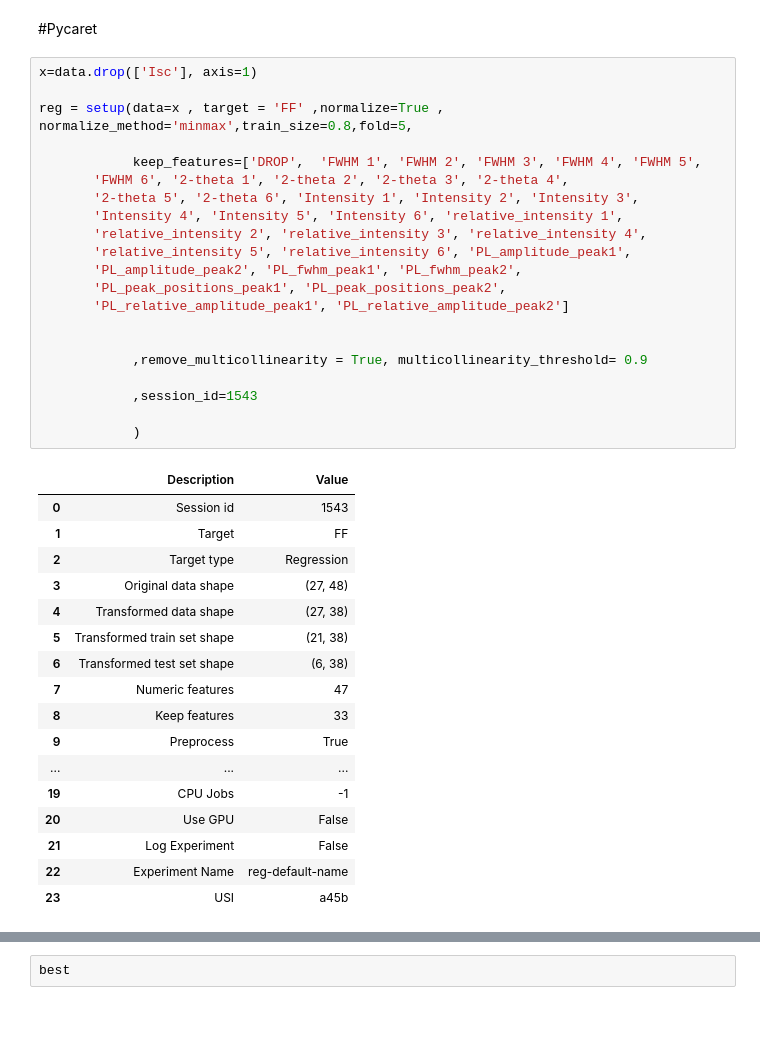
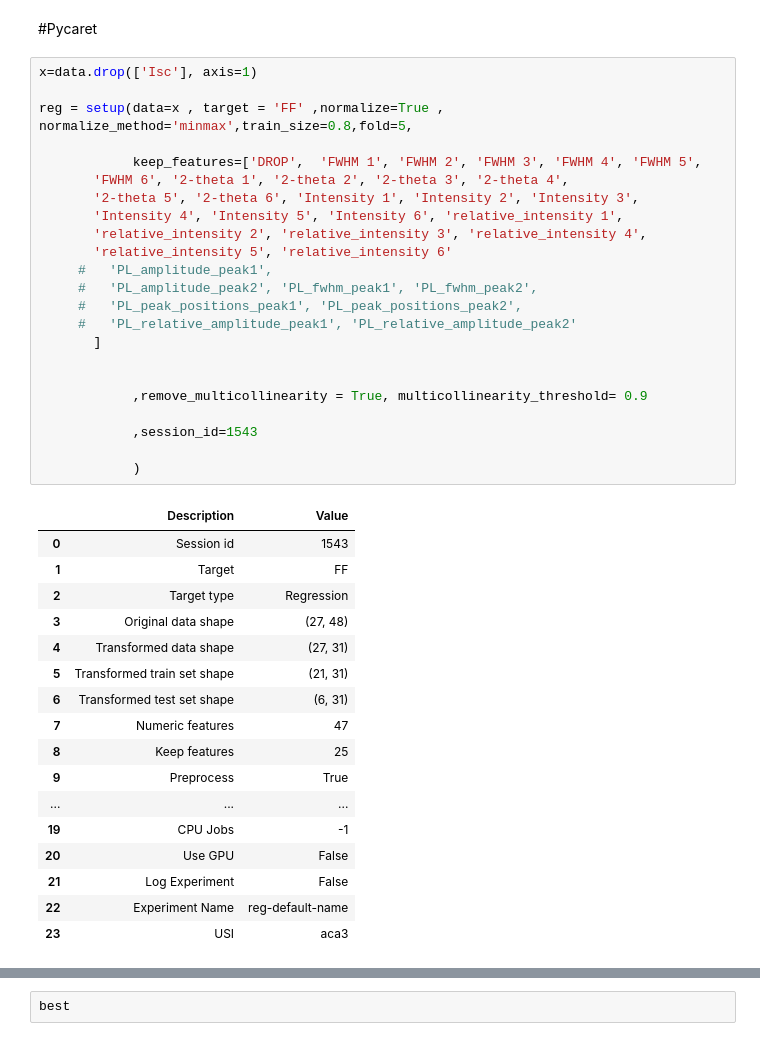
Before and after one commit to mmortazavi/ml_demystified, a Jupyter notebook: projects/solarcell/xrd/nezamloo/XRD+PL results/XRD+PL_target=FF_Pycaret.ipynb, the cells around one changed output, grey strips where cells are left out. Drawn from its saved outputs; the diff is of its cells as text.

```diff
--- a/projects/solarcell/xrd/nezamloo/XRD+PL results/XRD+PL_target=FF_Pycaret.ipynb
+++ b/projects/solarcell/xrd/nezamloo/XRD+PL results/XRD+PL_target=FF_Pycaret.ipynb
@@ -26,42 +30,44 @@ data=data.drop(['schw 1', 'schw 2','schw 3', 'schw 4', 'schw 5', 'schw 6'], axis
 # %%
 x=data.drop(['Isc'], axis=1)
 
 reg = setup(data=x , target = 'FF' ,normalize=True , normalize_method='minmax',train_size=0.8,fold=5,
 
             keep_features=['DROP',  'FWHM 1', 'FWHM 2', 'FWHM 3', 'FWHM 4', 'FWHM 5',
        'FWHM 6', '2-theta 1', '2-theta 2', '2-theta 3', '2-theta 4',
        '2-theta 5', '2-theta 6', 'Intensity 1', 'Intensity 2', 'Intensity 3',
        'Intensity 4', 'Intensity 5', 'Intensity 6', 'relative_intensity 1',
        'relative_intensity 2', 'relative_intensity 3', 'relative_intensity 4',
-       'relative_intensity 5', 'relative_intensity 6', 'PL_amplitude_peak1',
-       'PL_amplitude_peak2', 'PL_fwhm_peak1', 'PL_fwhm_peak2',
-       'PL_peak_positions_peak1', 'PL_peak_positions_peak2',
-       'PL_relative_amplitude_peak1', 'PL_relative_amplitude_peak2']
+       'relative_intensity 5', 'relative_intensity 6'
+     #   'PL_amplitude_peak1',
+     #   'PL_amplitude_peak2', 'PL_fwhm_peak1', 'PL_fwhm_peak2',
+     #   'PL_peak_positions_peak1', 'PL_peak_positions_peak2',
+     #   'PL_relative_amplitude_peak1', 'PL_relative_amplitude_peak2'
+       ]
 
 
             ,remove_multicollinearity = True, multicollinearity_threshold= 0.9
 
             ,session_id=1543
 
             )
 # %% [output]
 |  | Description | Value |
 | 0 | Session id | 1543 |
 | 1 | Target | FF |
 | 2 | Target type | Regression |
 | 3 | Original data shape | (27, 48) |
-| 4 | Transformed data shape | (27, 38) |
-| 5 | Transformed train set shape | (21, 38) |
-| 6 | Transformed test set shape | (6, 38) |
+| 4 | Transformed data shape | (27, 31) |
+| 5 | Transformed train set shape | (21, 31) |
+| 6 | Transformed test set shape | (6, 31) |
 | 7 | Numeric features | 47 |
-| 8 | Keep features | 33 |
+| 8 | Keep features | 25 |
 | 9 | Preprocess | True |
 | ... | ... | ... |
 | 19 | CPU Jobs | -1 |
 | 20 | Use GPU | False |
 | 21 | Log Experiment | False |
 | 22 | Experiment Name | reg-default-name |
-| 23 | USI | a45b |
+| 23 | USI | aca3 |
 # %%
 best = compare_models(cross_validation=False)
 # %% [output]
```
Also changed, not shown: parts of 8 cells of this notebook, 11 other files.
